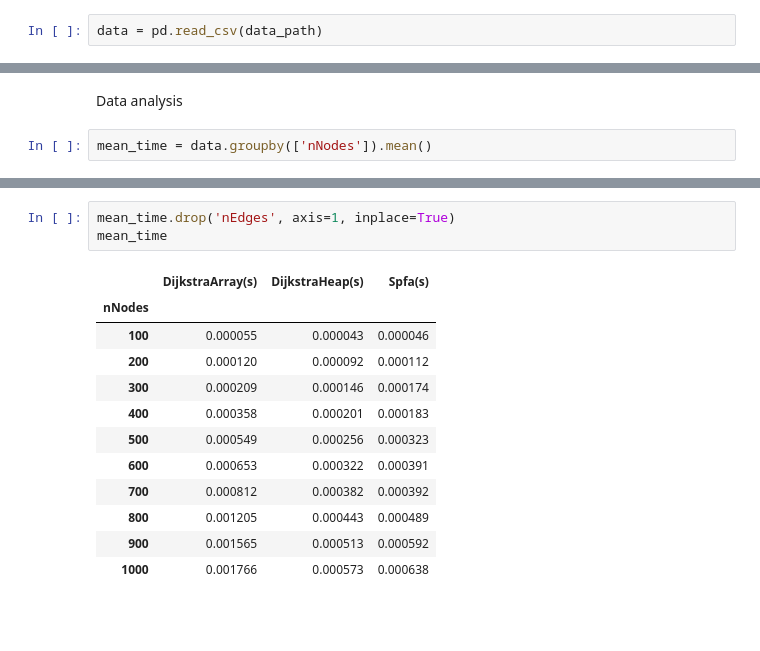
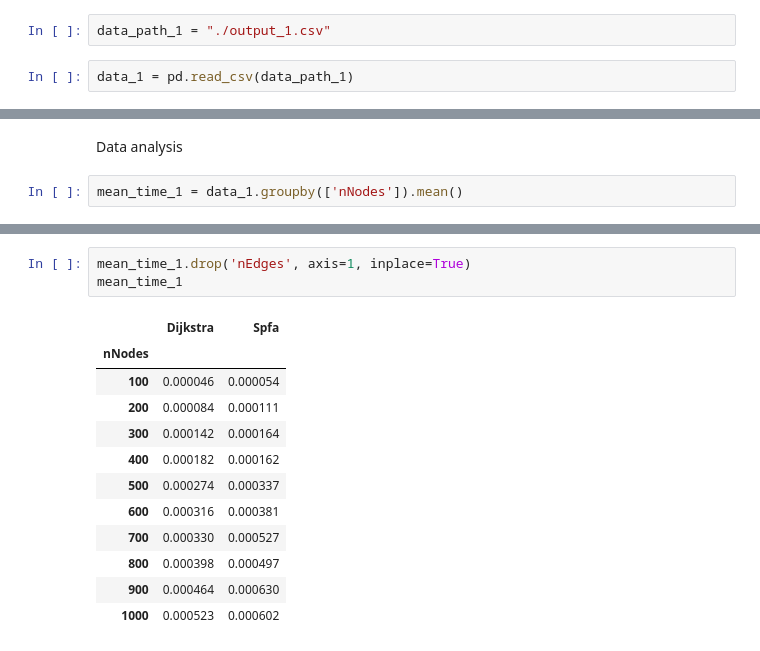
Before and after one commit to yzchen/shortest-path, a Jupyter notebook: shortest-path-cpp/output/Analysis.ipynb, the cells around one changed output, grey strips where cells are left out. Saved outputs shown, nothing was run; the diff lists cells and outputs as text; blank space fills up the shorter version.

```diff
--- a/shortest-path-cpp/output/Analysis.ipynb
+++ b/shortest-path-cpp/output/Analysis.ipynb
@@ -13,3 +13,5 @@ data_path = "./output.csv"
+# %%
+data_path_1 = "./output_1.csv"
 # %%
-data = pd.read_csv(data_path)
+data_1 = pd.read_csv(data_path_1)
 # %%
@@ -43,4 +44,4 @@ memory usage: 5.2+ KB
 # %% [markdown]
 Data analysis
 # %%
-mean_time = data.groupby(['nNodes']).mean()
+mean_time_1 = data_1.groupby(['nNodes']).mean()
@@ -51,16 +59,16 @@ pandas.core.frame.DataFrame
 # %%
-mean_time.drop('nEdges', axis=1, inplace=True)
-mean_time
+mean_time_1.drop('nEdges', axis=1, inplace=True)
+mean_time_1
 # %% [output]
-|  | DijkstraArray(s) | DijkstraHeap(s) | Spfa(s) |
-| nNodes |  |  |  |
-| 100 | 0.000055 | 0.000043 | 0.000046 |
-| 200 | 0.000120 | 0.000092 | 0.000112 |
-| 300 | 0.000209 | 0.000146 | 0.000174 |
-| 400 | 0.000358 | 0.000201 | 0.000183 |
-| 500 | 0.000549 | 0.000256 | 0.000323 |
-| 600 | 0.000653 | 0.000322 | 0.000391 |
-| 700 | 0.000812 | 0.000382 | 0.000392 |
-| 800 | 0.001205 | 0.000443 | 0.000489 |
-| 900 | 0.001565 | 0.000513 | 0.000592 |
-| 1000 | 0.001766 | 0.000573 | 0.000638 |
+|  | Dijkstra | Spfa |
+| nNodes |  |  |
+| 100 | 0.000046 | 0.000054 |
+| 200 | 0.000084 | 0.000111 |
+| 300 | 0.000142 | 0.000164 |
+| 400 | 0.000182 | 0.000162 |
+| 500 | 0.000274 | 0.000337 |
+| 600 | 0.000316 | 0.000381 |
+| 700 | 0.000330 | 0.000527 |
+| 800 | 0.000398 | 0.000497 |
+| 900 | 0.000464 | 0.000630 |
+| 1000 | 0.000523 | 0.000602 |
```
Also changed, not shown: parts of 17 cells of this notebook, 5 other files.
